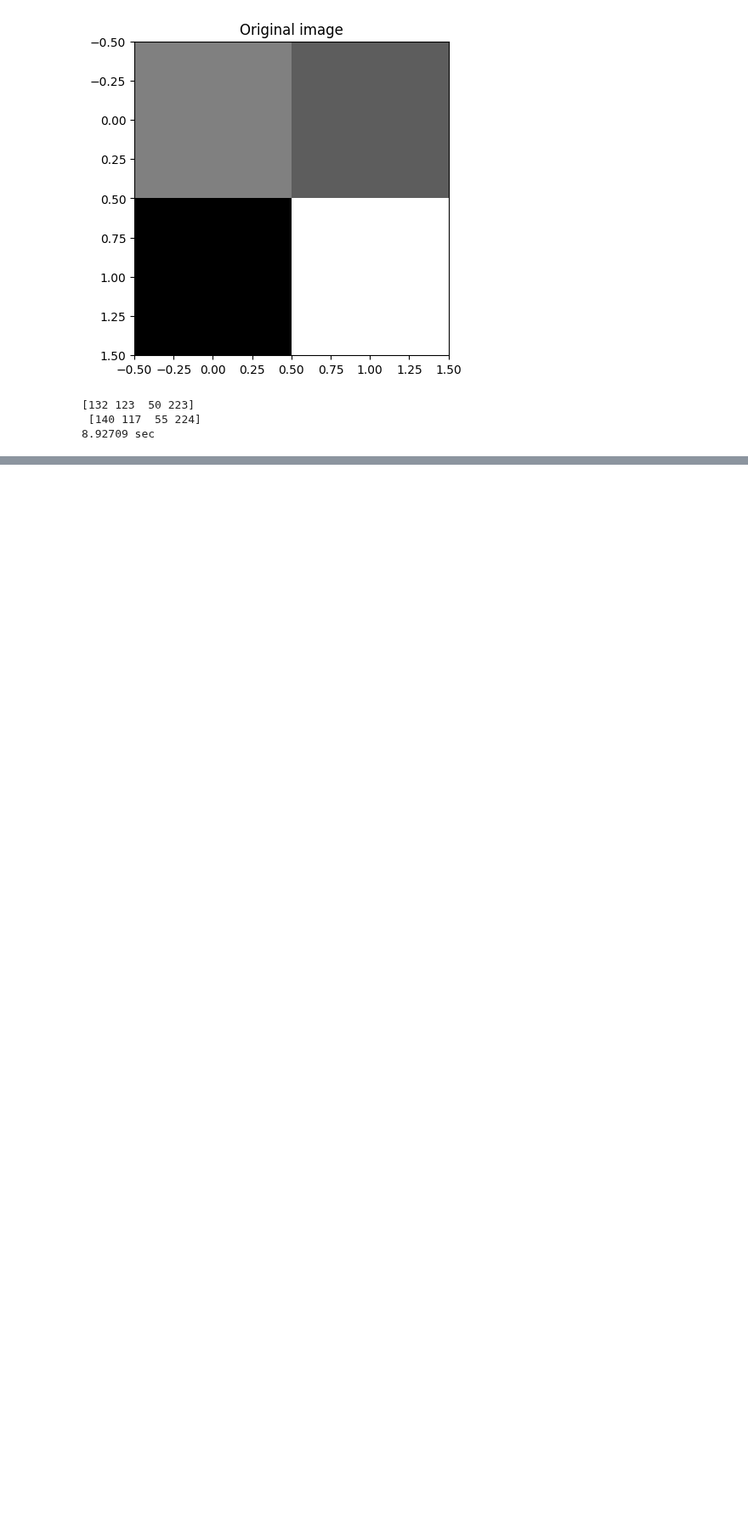
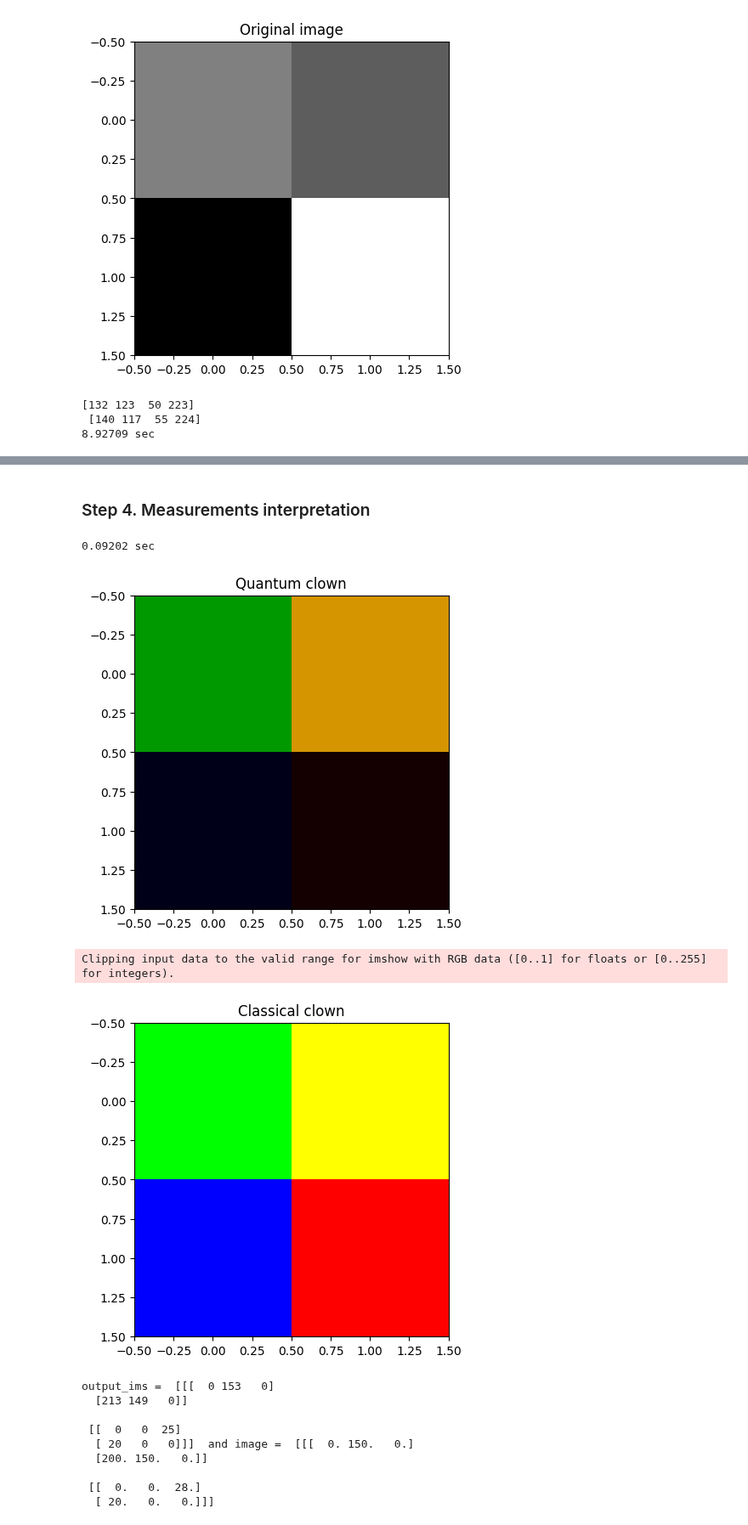
Before and after one commit to ksm999/Stereo, a Jupyter notebook: Time Compare.ipynb, the cells around one changed output, grey strips where cells are left out. Shown at 85% size. Cells and saved outputs as stored; diff of their text form; code cells hidden in the pictures; blank space fills up the shorter version.

```diff
--- a/Time Compare.ipynb
+++ b/Time Compare.ipynb
@@ -779,0 +870,10 @@ the meauserd coordinates are
+# %%
+def run_qc(qc, shots=1000):
+    aer_sim = Aer.get_backend('aer_simulator')
+    t_qc = transpile(qc, aer_sim)
+    qobj = assemble(t_qc, shots=shots)
+    result = aer_sim.run(qobj).result()
+    counts = result.get_counts(qc)
+    return counts
+# %% [markdown]
+### Step 4. Measurements interpretation
@@ -779,0 +916,34 @@ the meauserd coordinates are
+# %%
+start = time.time()
+
+qc = rgb_circ(image)
+counts = run_qc(qc)
+output_ims = reconstruct_rgb(image, counts, to_print = False)
+
+end = time.time()
+print(f"{end - start:.5f} sec")
+# %% [output]
+0.09202 sec
+# %%
+plt.imshow(output_ims)
+plt.title('Quantum clown')
+plt.show()
+
+plt.title('Classical clown')
+plt.imshow(image)
+plt.show()
+
+print("output_ims = ",output_ims, " and","image = ",image)
+# %% [output]
+[figure, added]
+Clipping input data to the valid range for imshow with RGB data ([0..1] for floats or [0..255] for integers).
+[figure, added]
+output_ims =  [[[  0 153   0]
+  [213 149   0]]
+
+ [[  0   0  25]
+  [ 20   0   0]]]  and image =  [[[  0. 150.   0.]
+  [200. 150.   0.]]
+
+ [[  0.   0.  28.]
+  [ 20.   0.   0.]]]
```
Also changed, not shown: parts of 18 cells of this notebook.
